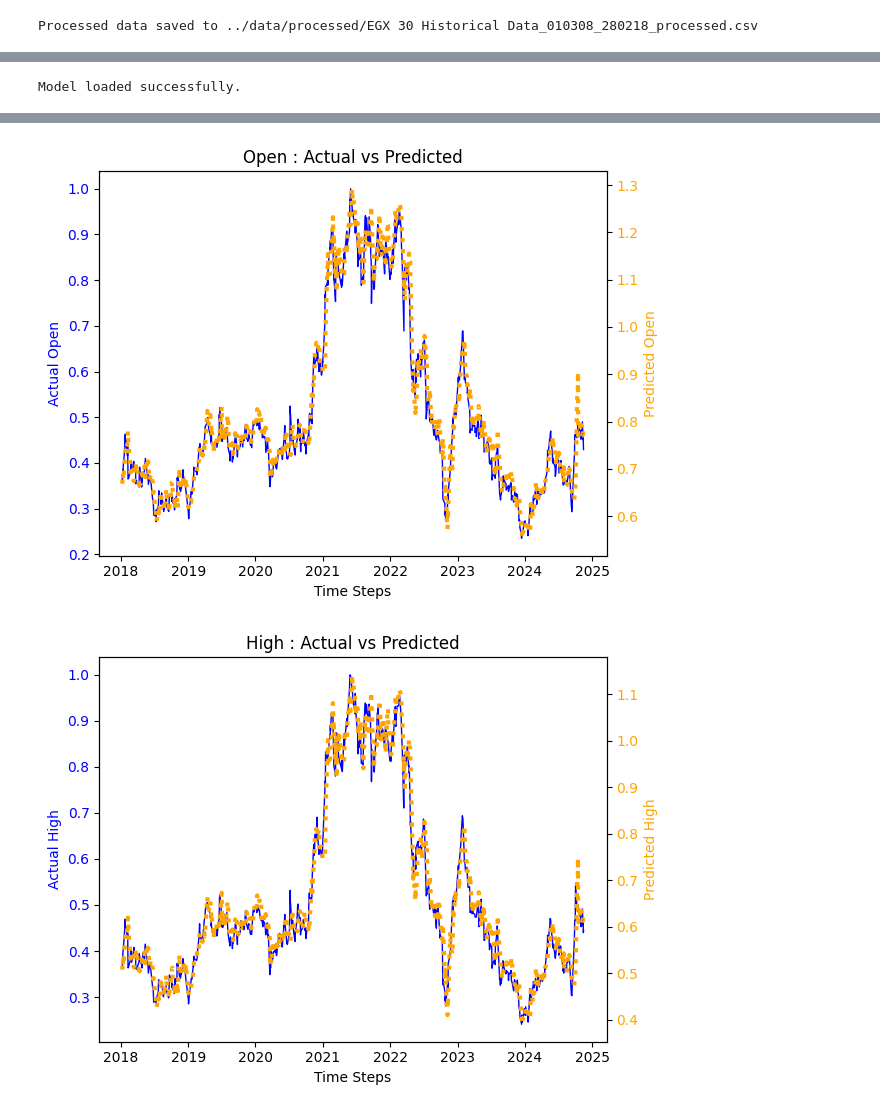
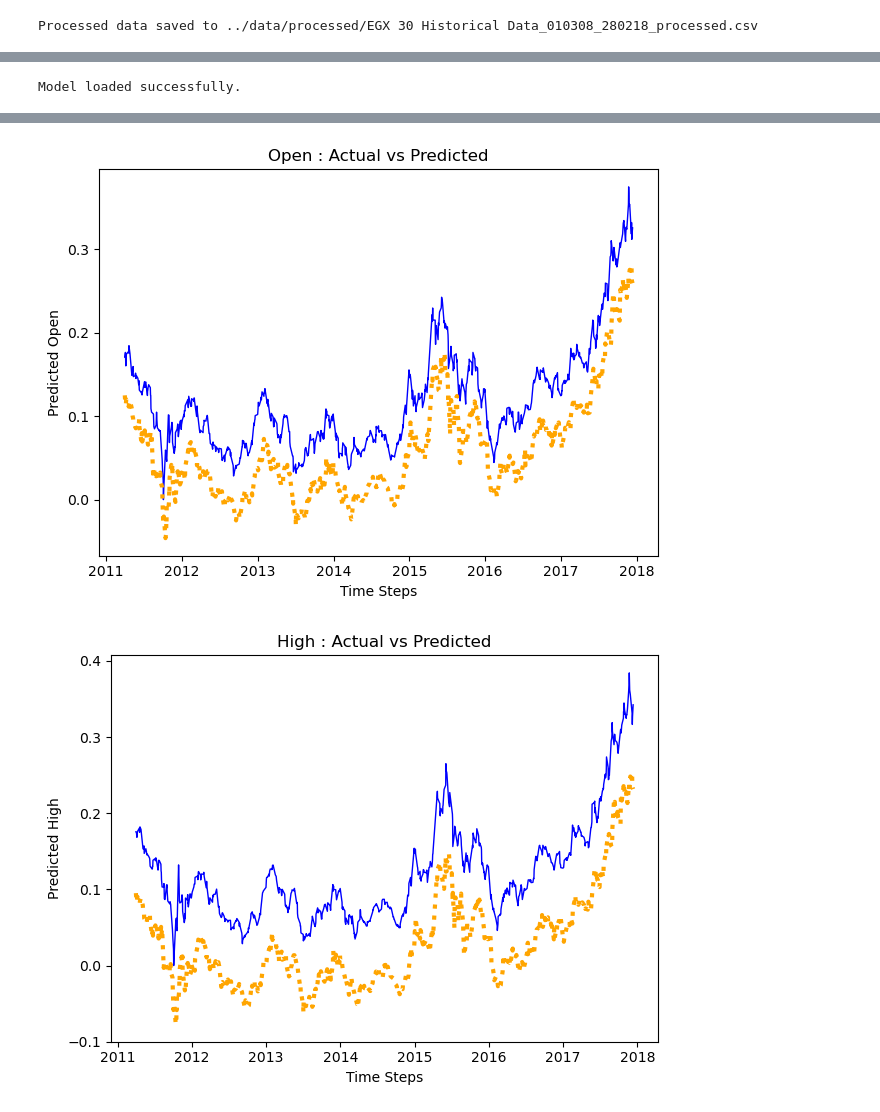
Before and after one commit to Ahmedh12/OHLC-Prices-Predictor, a Jupyter notebook: notebooks/model_verification_GAN.ipynb, the cells around one changed output, grey strips where cells are left out. Cells and saved outputs as stored; diff of their text form; code cells hidden in the pictures.

Commit message:
Unify Evaluation Data sets across models

```diff
--- a/notebooks/model_verification_GAN.ipynb
+++ b/notebooks/model_verification_GAN.ipynb
@@ -94,7 +113,6 @@ def infer_and_plot_GAN(model,
 
     return [(plot_labels[i], actual_prices[:, :, i].flatten(), predicted_prices[:, :, i].flatten()) for i in range(num_features)]
 # %%
-
 from sklearn.preprocessing import MinMaxScaler
 
 def infer_and_plot_GAN(model,
@@ -160,7 +178,7 @@ def infer_and_plot_GAN(model,
 
             # Collect real and predicted values
             actual_prices.append(batch_output.cpu().numpy())  # Move to CPU for plotting
-            predicted_prices.append(predictions)  # Move to CPU for plotting
+            predicted_prices.append(predictions.cpu().numpy())  # Move to CPU for plotting
             dates.append(output_dates.cpu().numpy())
 
 
@@ -186,16 +204,19 @@ def infer_and_plot_GAN(model,
         ax1.tick_params(axis='y', labelcolor='blue')
         ax1.set_xlabel("Time Steps")
 
-        ax2 = ax1.twinx()
+        # ax2 = ax1.twinx()
+        ax2 = ax1
         ax2.plot(
             dates,predicted_prices[:, :, i].flatten(), label=f"Predicted {plot_labels[i]}", linewidth = 3,
             color='orange', linestyle='dotted'
         )
-        ax2.set_ylabel(f"Predicted {plot_labels[i]}", color='orange')
-        ax2.tick_params(axis='y', labelcolor='orange')
+        ax2.set_ylabel(f"Predicted {plot_labels[i]}", color='black')
+        ax2.tick_params(axis='y', labelcolor='black')
 
         plt.title(f"{plot_labels[i]} : Actual vs Predicted")
         fig.tight_layout()  # Adjust layout to avoid overlap
+        if save_file_path is not None:
+            plt.savefig(f"{save_file_path}/{plot_labels[i]}.png", dpi=300, bbox_inches='tight')
         plt.show()
     return [(plot_labels[i], actual_prices[:, :, i].flatten(), predicted_prices[:, :, i].flatten()) for i in range(num_features)]
 
@@ -255,7 +276,7 @@ def test_model_plot_window_GAN(configuration_file,
 
     if print_eval_metrics:
         for i in range(config['feature_dim']):
-            printEvalMetrics(*getEvalMetrics(pred_list[i]))
+            printEvalMetrics(*getEvalMetrics(pred_list[i]), save_file_path = f"save_file_path/{i_}/metrics")
 # %%
 def load_trained_model_GAN(weights_path, config_file_path):
 
@@ -538,5 +550,7 @@ mse = evaluate_model_GAN(generator, test_data_loader)
 # %%
-model_path = "GAN_model_2024-12-30_22-25-11_epoch_1_bce_1.3760225772857666.pth"
+model_path = "GAN_model_2025-01-01_17-12-06_epoch_2_bce_1.35475492477417.pth"
+#plots Save path
+plots_save_path = lambda x:  f"..\\Report Plots\\GANs\\{x}"
 # %%
 test_model_plot_window_GAN(
     "config_4",
@@ -571,8 +570,9 @@ R-squared (R^2)                  -1.1589
 test_model_plot_window_GAN(
     "config_4",
     model_path,
-    "China Merchant Bank_2_processed.csv",
+    "China Merchants Bank_processed.csv",
     pred_cycle_count = 0,
-    predict_earliest = False)
+    predict_earliest = False,
+    save_file_path = plots_save_path("Chinese"))
 # %% [output]
 Model loaded successfully.
@@ -580,2 +580,2 @@ Model loaded successfully.
-[figure, old version]
+[figure, new version]
-[figure, old version]
+[figure, new version]
```
Also changed, not shown: parts of 9 cells of this notebook, 26 other files.
